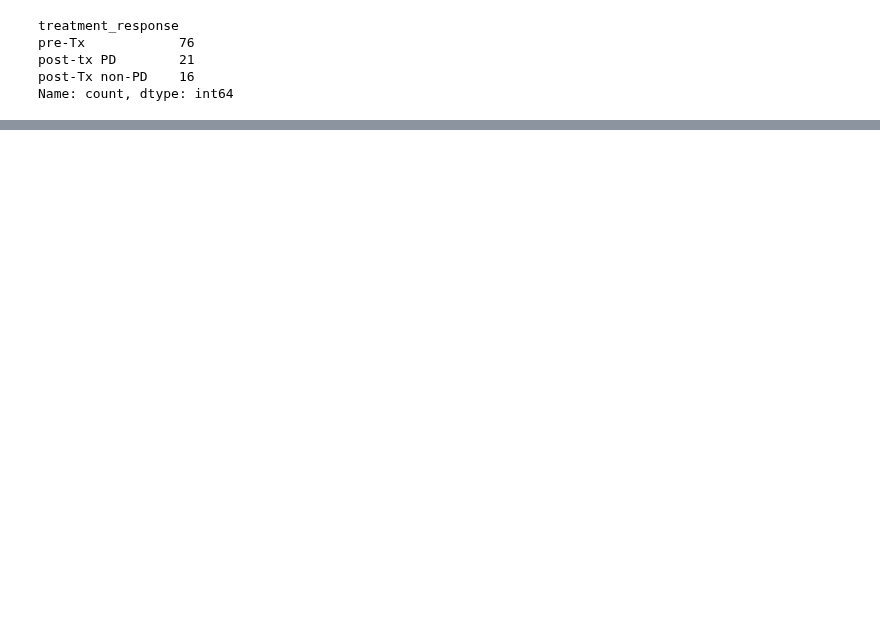
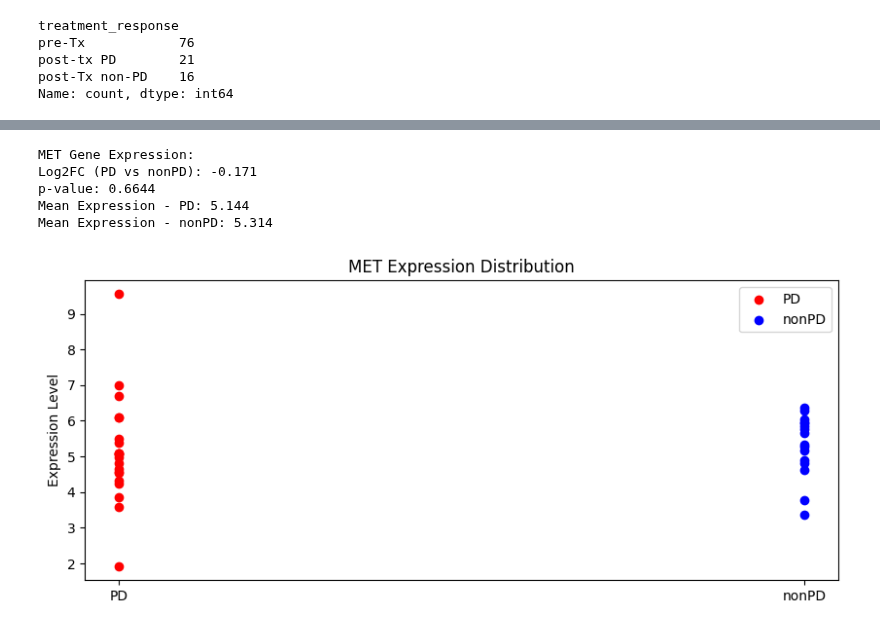
Before and after one commit to lkmaks/mcrc-cetuximab-analysis, a Jupyter notebook: notebooks/MET_analysis.ipynb, the cells around one changed output, grey strips where cells are left out. Cells and saved outputs as stored; diff of their text form; code cells hidden in the pictures; blank space fills up the shorter version.

Commit message:
Task 6 MET analysis v2

```diff
--- a/notebooks/MET_analysis.ipynb
+++ b/notebooks/MET_analysis.ipynb
@@ -220,0 +71,5 @@ Effect size: -0.78
+# %%
+file_path = "/mnt/c/Users/PC/Desktop/mcrc-cetuximab-analysis/notebooks/log2_tpm_hgnc_matrix_no_metastases.csv"
+
+# Read the data with proper decimal handling
+gene_expr = pd.read_csv(file_path, sep=',', decimal='.')
@@ -220,0 +172,7 @@ Effect size: -0.78
+# %%
+problem_genes = ['MATR3', 'PDE4C']
+for gene in problem_genes:
+    if gene in gene_expr_filtered.index:
+        print(f"\nValues for {gene}:")
+        print("PD:", gene_expr_filtered.loc[gene, pd_samples].values)
+        print("nonPD:", gene_expr_filtered.loc[gene, nonpd_samples].values)
@@ -220,0 +407,31 @@ Effect size: -0.78
+# %%
+# Check MET expression specifically
+met_data = results_df[results_df['gene'] == 'MET']
+
+if not met_data.empty:
+    print("\nMET Gene Expression:")
+    print(f"Log2FC (PD vs nonPD): {met_data['log2FC'].values[0]:.3f}")
+    print(f"p-value: {met_data['p_value'].values[0]:.4f}")
+    print(f"Mean Expression - PD: {met_data['mean_PD'].values[0]:.3f}")
+    print(f"Mean Expression - nonPD: {met_data['mean_nonPD'].values[0]:.3f}")
+
+    # Plot MET expression across samples
+    plt.figure(figsize=(10, 4))
+    pd_vals = [gene_expr_filtered.at['MET', s] for s in pd_samples if pd.notna(gene_expr_filtered.at['MET', s])]
+    nonpd_vals = [gene_expr_filtered.at['MET', s] for s in nonpd_samples if pd.notna(gene_expr_filtered.at['MET', s])]
+
+    plt.scatter(['PD']*len(pd_vals), pd_vals, color='red', label='PD')
+    plt.scatter(['nonPD']*len(nonpd_vals), nonpd_vals, color='blue', label='nonPD')
+    plt.title("MET Expression Distribution")
+    plt.ylabel("Expression Level")
+    plt.legend()
+    plt.show()
+else:
+    print("MET gene not found in results")
+# %% [output]
+MET Gene Expression:
+Log2FC (PD vs nonPD): -0.171
+p-value: 0.6644
+Mean Expression - PD: 5.144
+Mean Expression - nonPD: 5.314
+[figure, added]
```
Also changed, not shown: parts of 32 cells of this notebook.
